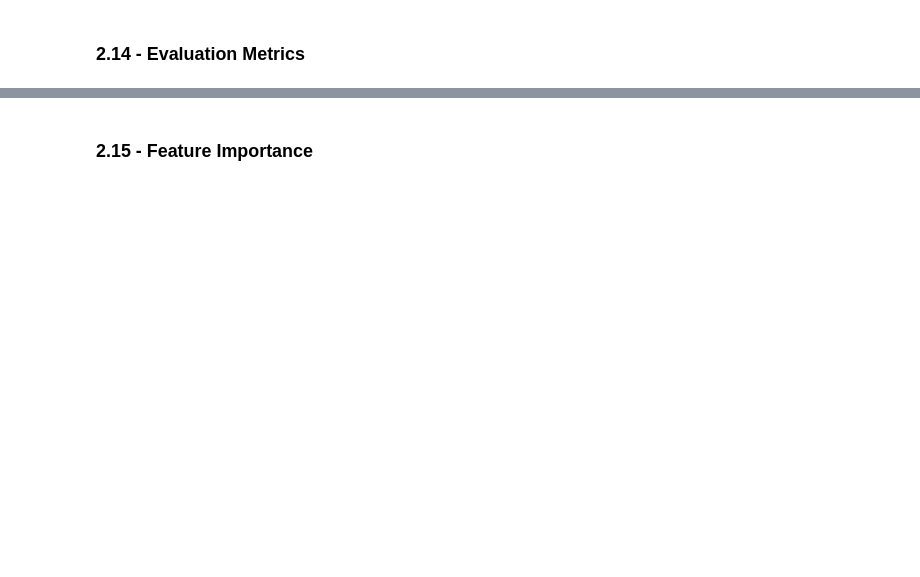
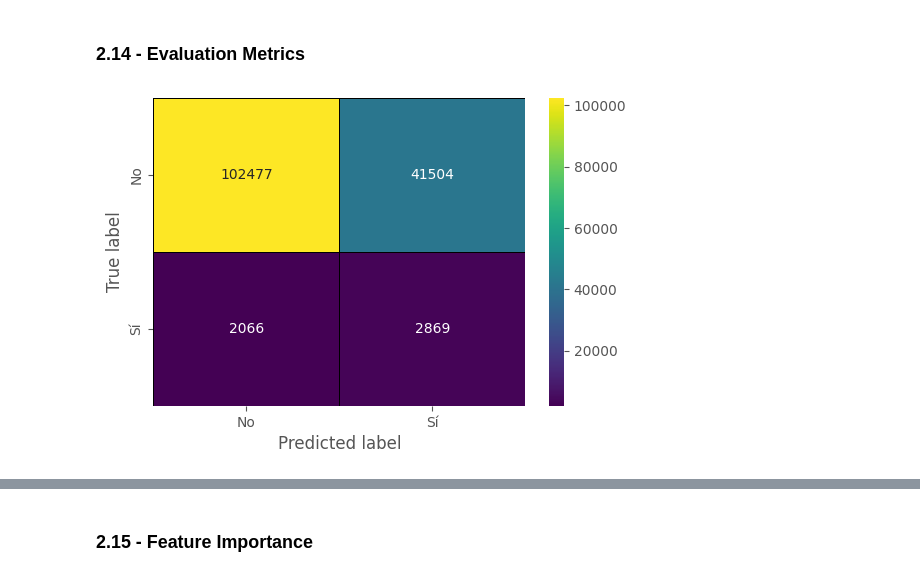
Before and after one commit to leandroaguazaco/data_science_portfolio, a Jupyter notebook: Projects/04-Churn_Telco_Analysis/04_Churn_Telco_Analysis_03_modeling.ipynb, the cells around one changed output, grey strips where cells are left out. Cells and saved outputs as stored; diff of their text form; code cells hidden in the pictures; blank space fills up the shorter version.

Commit message:
LightGBMClassifier

```diff
--- a/Projects/04-Churn_Telco_Analysis/04_Churn_Telco_Analysis_03_modeling.ipynb
+++ b/Projects/04-Churn_Telco_Analysis/04_Churn_Telco_Analysis_03_modeling.ipynb
@@ -594,10 +600,10 @@ full_pipeline = make_pipeline(
     # UMAP(n_components = 5),
 
     # 8. Feature selection: univariate feature selection ~ 50% of features
-    SelectKBest(score_func = f_classif, k = 'all'),
+    SelectKBest(score_func = f_classif, k = 20),
 
     # 9. Classifier
-    lgb.LGBMClassifier(scale_pos_weight = imbalance_ratio) # Like in XGBoostClassifier
+    lgb.LGBMClassifier(scale_pos_weight = imbalance_ratio), # Like in XGBoostClassifier
 
     # 10. Memory cache
     memory = memory
@@ -878,10 +884,10 @@ In this section, using MLflow, I will to record and query experiments: code, dat
 #Fit all the transformers one after the other and transform the data. Finally, fit the transformed data using the final estimator.
 
 %%time
-description = 'LightGBM Classifier with tuned hyperparameters, Stratified ShuffleSplit cross-validator (sss), all pipeline steps and class_weight implemented'
-with mlflow.start_run(run_name = "14-LightGBMClassifier_tuned_sss", description = description) as run:
-  BayesSearchCV_pipeline.fit(X_train, y_train)
-  y_pred_raw = BayesSearchCV_pipeline.predict(X_test)
+description = 'LightGBM Classifier without tuned hyperparameters, all pipeline steps and class_weight implemented'
+with mlflow.start_run(run_name = "01-LightGBMClassifier_original", description = description) as run:
+  full_pipeline.fit(X_train, y_train)
+  y_pred_raw = full_pipeline.predict(X_test)
 
   # Evaluation metrics
   y_prob_pred = full_pipeline.predict_proba(X_test)[:, 1]
@@ -959,11 +981,11 @@ shutil.copytree(temp_folderpath_mlruns, drive_folderpath_mlruns)
 
 # Raw Predictions
 # target_encoder.inverse_transform to reverse label encoding, in this case not necessary.
-y_test_pred_raw = pd.DataFrame(final_pipeline.predict(X_test),
-                               columns = ["target_pred"])
+y_test_pred_raw = pd.DataFrame(full_pipeline.predict(X_test),
+                               columns = ["churn_pred"])
 
 # Probability predictions
-y_test_pred_prob = pd.DataFrame(final_pipeline.predict_proba(X_test), columns = ["0", "1"]).round(2)
+y_test_pred_prob = pd.DataFrame(full_pipeline.predict_proba(X_test), columns = ["0", "1"]).round(2)
 
 # Original classification
 #y_test_original = pd.DataFrame(target_encoder.inverse_transform(y_test),
@@ -986,27 +1018,29 @@ print(predictions.head().to_markdown())
 # %%
 cm = confusion_matrix(y_true = y_test_original,
                       y_pred = y_test_pred_raw,
                       #labels = target_encoder.classes_
                       #labels = ["Promotor", "Detractor"]
                       )
 
 plt.figure(figsize=(6, 4))
 heatmap = sns.heatmap(cm,
                       annot = True,
                       fmt = 'd',
                       linewidths = 0.5,
                       linecolor='black',
                       cmap = sns.color_palette("viridis", as_cmap = True),
-                      xticklabels = ["Promotor", "Detractor"],
-                      yticklabels = ["Promotor", "Detractor"],
+                      xticklabels = ["No", "Sí"],
+                      yticklabels = ["No", "Sí"],
                       #xticklabels = target_encoder.classes_,
                       #yticklabels = target_encoder.classes_
                       )
 
 plt.ylabel("True label")
 plt.xlabel("Predicted label")
 
 plt.show()
+# %% [output]
+[figure, added]
 # %%
 # Classification report
 report = classification_report(y_true = y_test_original,
```
Also changed, not shown: parts of 10 cells of this notebook.
